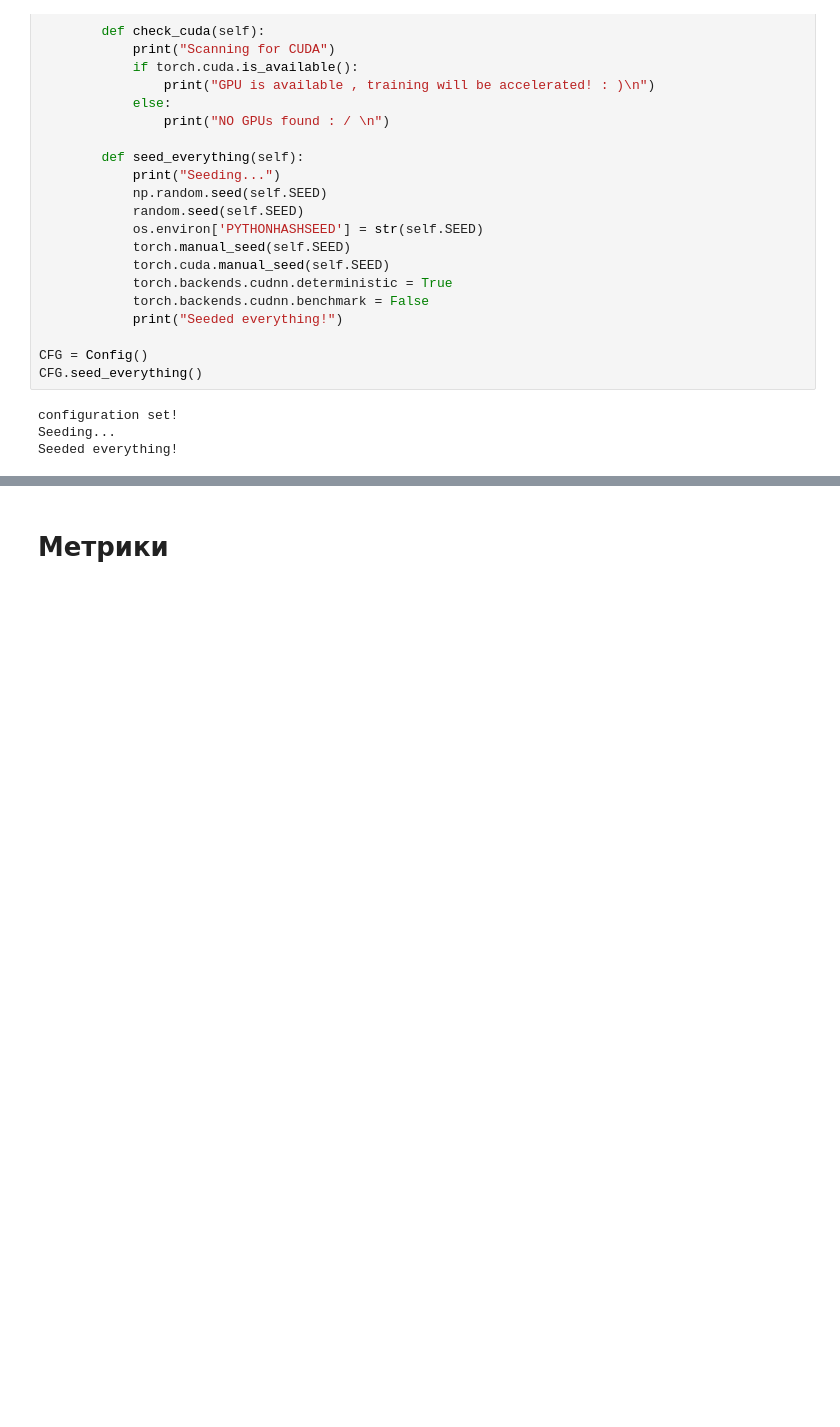
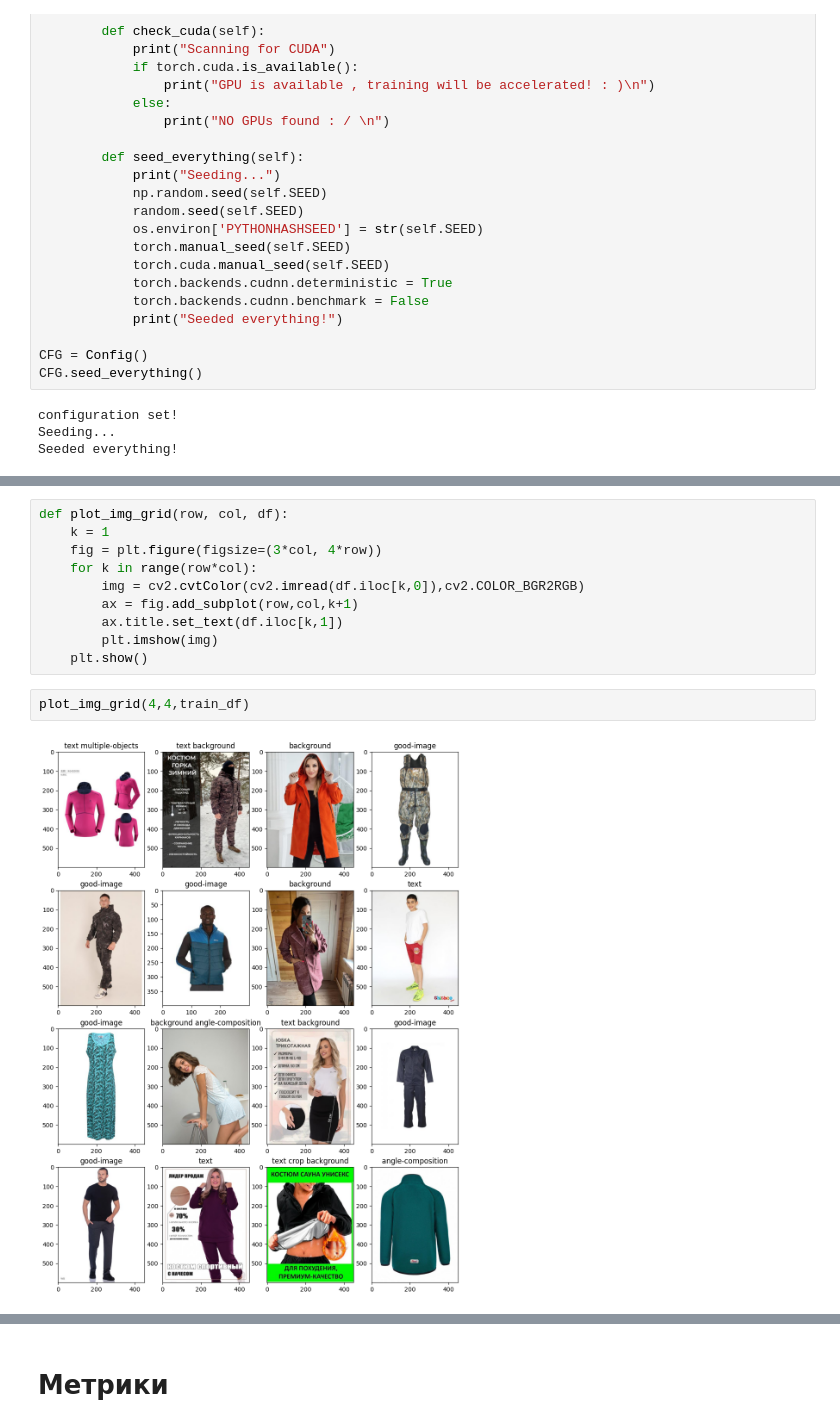
Before and after one commit to Luzinsan/intership, a Jupyter notebook: ex2/EX2_Quality.ipynb, the cells around one changed output, grey strips where cells are left out. Saved outputs shown, nothing was run; the diff lists cells and outputs as text; blank space fills up the shorter version.

```diff
--- a/ex2/EX2_Quality.ipynb
+++ b/ex2/EX2_Quality.ipynb
@@ -236,0 +257,14 @@ labels.
+# %%
+def plot_img_grid(row, col, df):
+    k = 1
+    fig = plt.figure(figsize=(3*col, 4*row))
+    for k in range(row*col):
+        img = cv2.cvtColor(cv2.imread(df.iloc[k,0]),cv2.COLOR_BGR2RGB)
+        ax = fig.add_subplot(row,col,k+1)
+        ax.title.set_text(df.iloc[k,1])
+        plt.imshow(img)
+    plt.show()
+# %%
+plot_img_grid(4,4,train_df)
+# %% [output]
+[figure, added]
```
Also changed, not shown: parts of 22 cells of this notebook, 1 other file.
